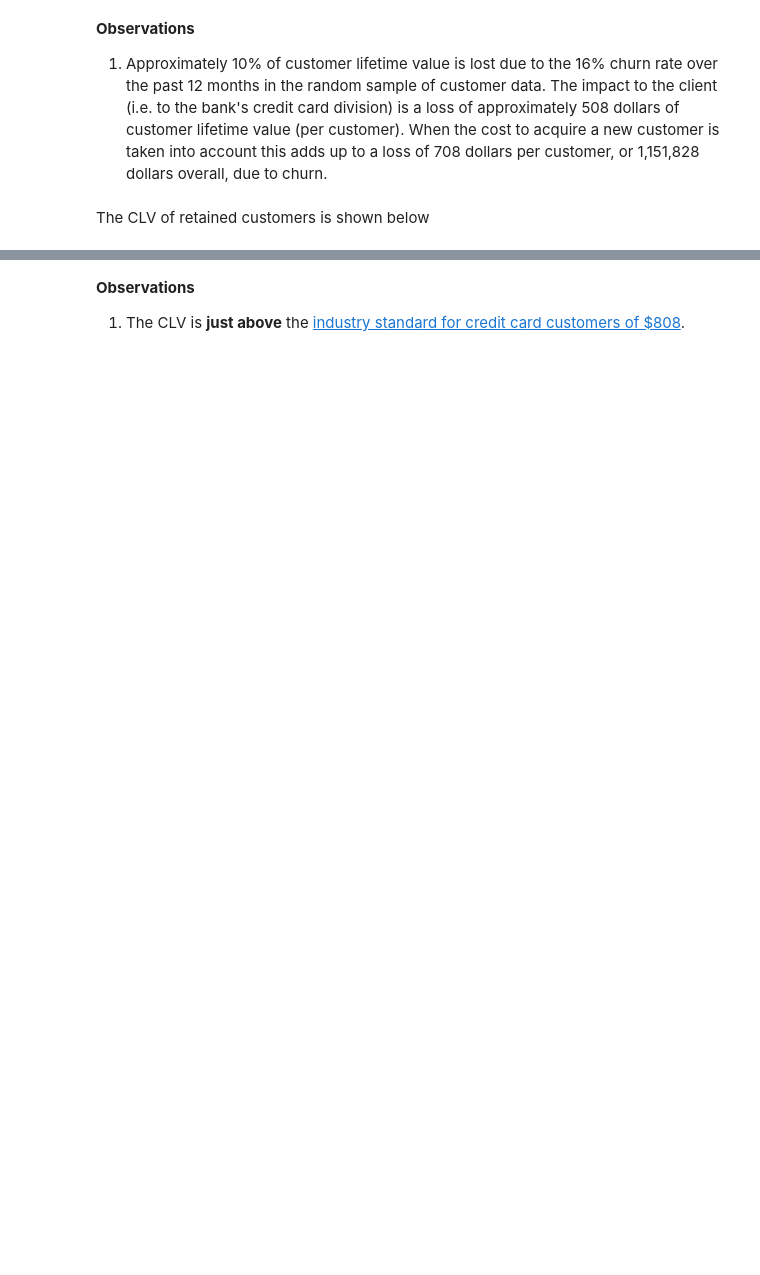
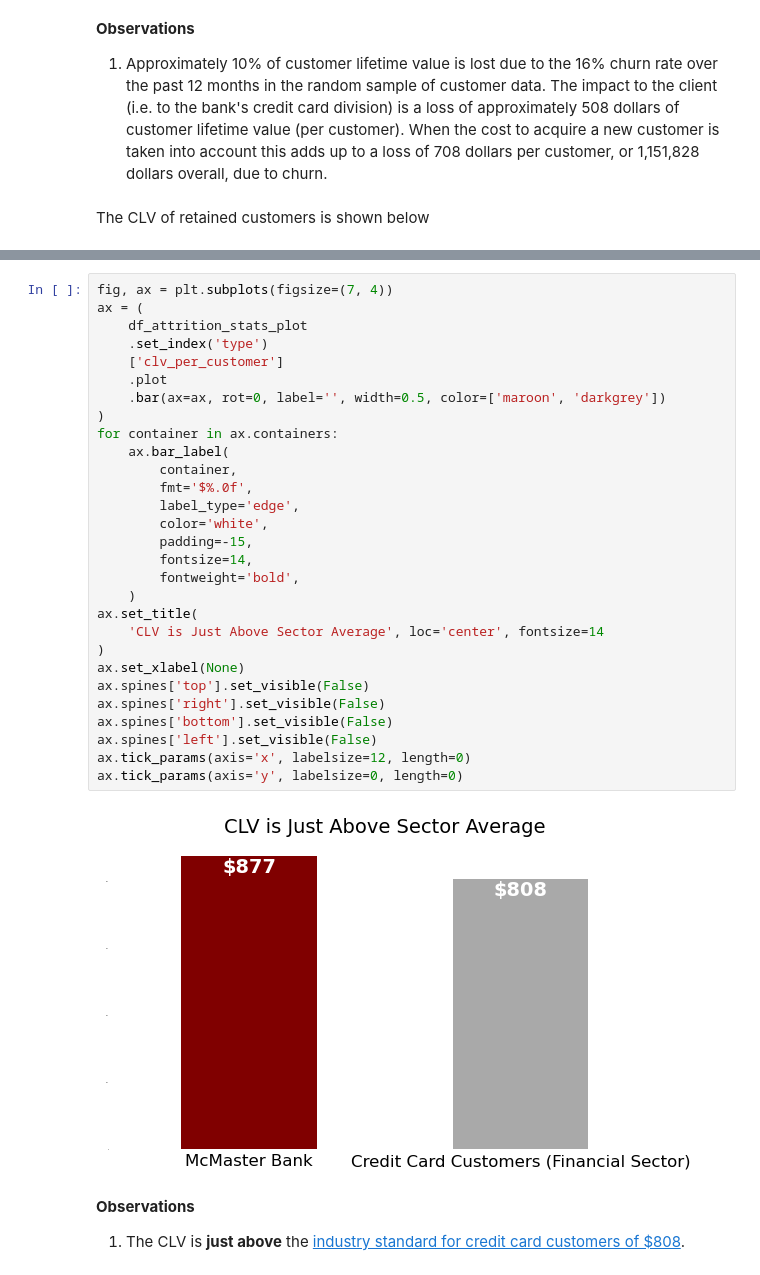
Before and after one commit to edesz/credit-card-churn, a Jupyter notebook: notebooks/02_scoping.ipynb, the cells around one changed output, grey strips where cells are left out. Saved outputs shown, nothing was run; the diff lists cells and outputs as text; blank space fills up the shorter version.

```diff
--- a/notebooks/02_scoping.ipynb
+++ b/notebooks/02_scoping.ipynb
@@ -169,3 +312,34 @@ df_attrition_stats.query("is_churned == False").reset_index(drop=True)
+# %%
+fig, ax = plt.subplots(figsize=(7, 4))
+ax = (
+    df_attrition_stats_plot
+    .set_index('type')
+    ['clv_per_customer']
+    .plot
+    .bar(ax=ax, rot=0, label='', width=0.5, color=['maroon', 'darkgrey'])
+)
+for container in ax.containers:
+    ax.bar_label(
+        container,
+        fmt='$%.0f',
+        label_type='edge',
+        color='white',
+        padding=-15,
+        fontsize=14,
+        fontweight='bold',
+    )
+ax.set_title(
+    'CLV is Just Above Sector Average', loc='center', fontsize=14
+)
+ax.set_xlabel(None)
+ax.spines['top'].set_visible(False)
+ax.spines['right'].set_visible(False)
+ax.spines['bottom'].set_visible(False)
+ax.spines['left'].set_visible(False)
+ax.tick_params(axis='x', labelsize=12, length=0)
+ax.tick_params(axis='y', labelsize=0, length=0)
+# %% [output]
+[figure, added]
 # %% [markdown]
 **Observations**
 
```
Also changed, not shown: parts of 9 cells of this notebook, 3 other files.
